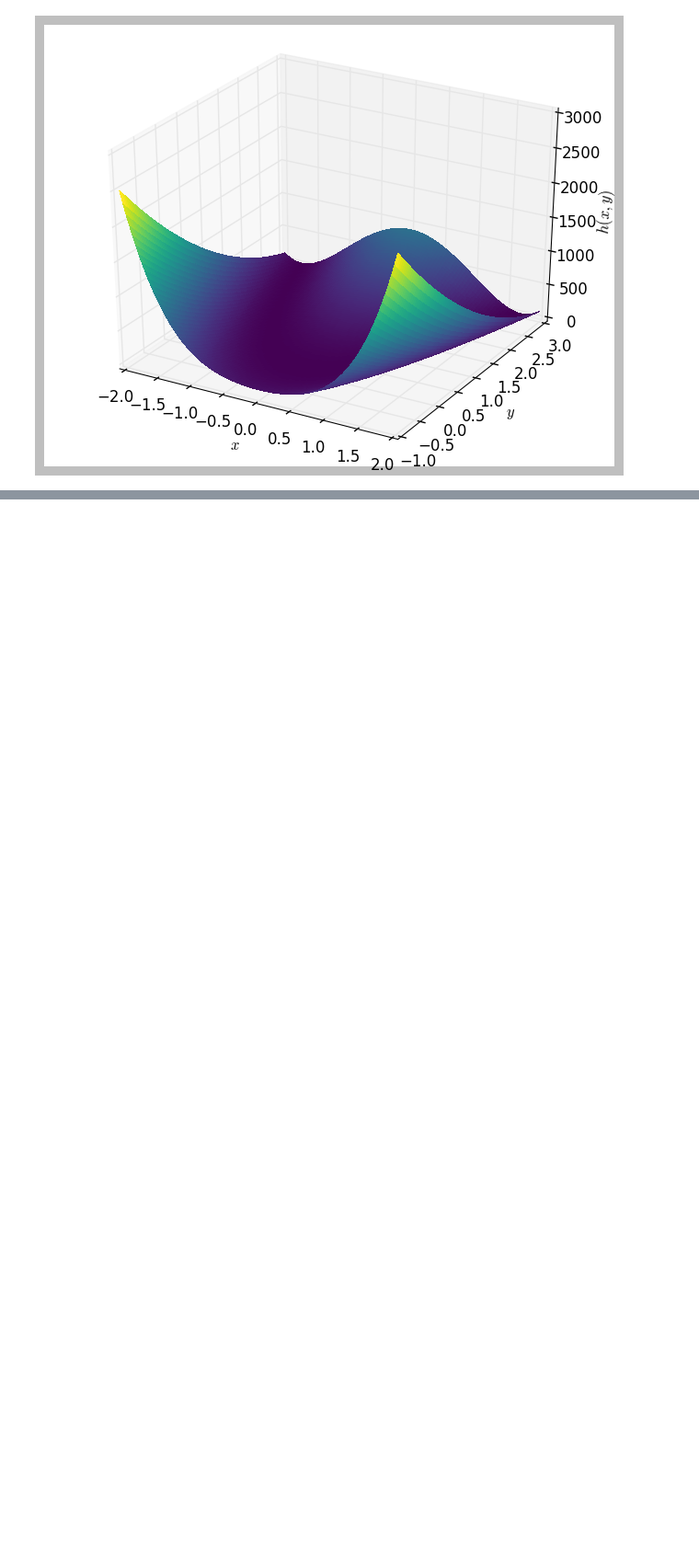
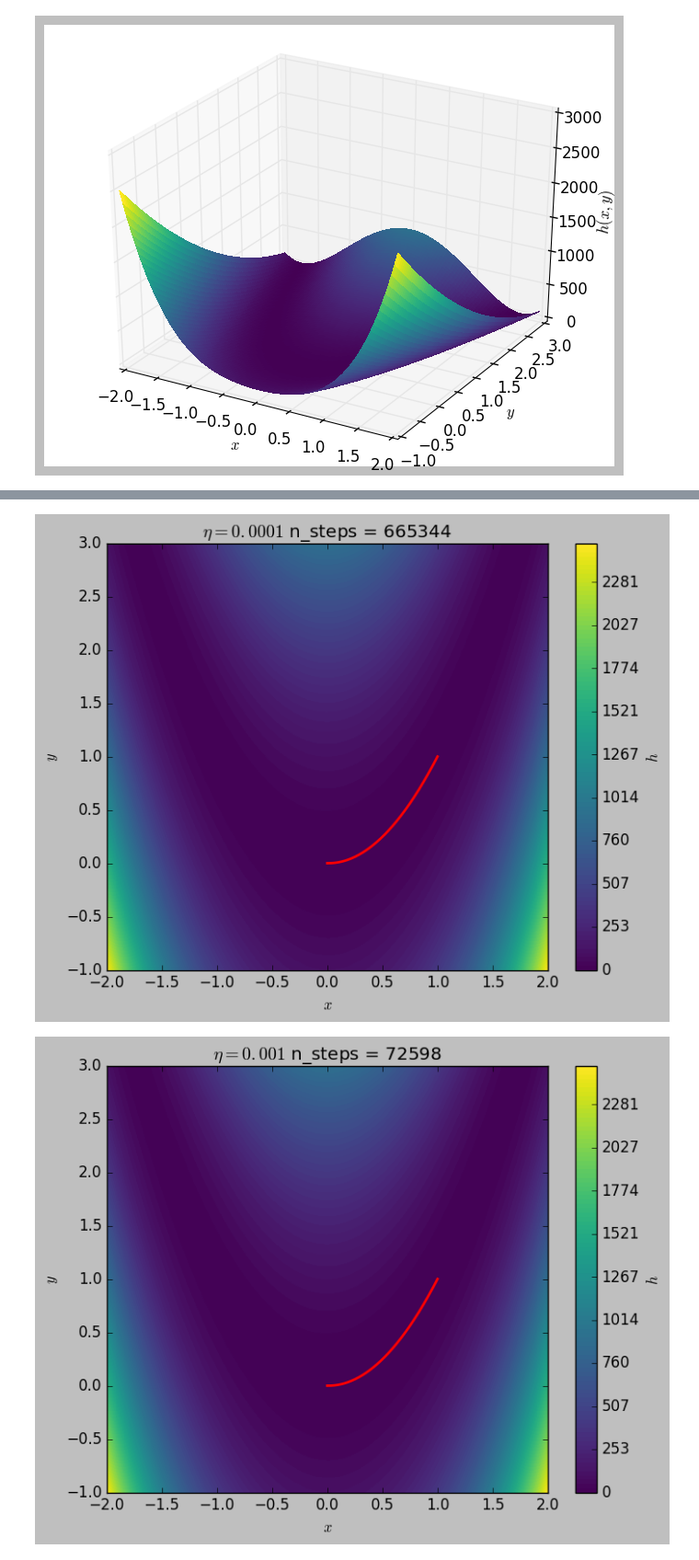
Before and after one commit to Learn2Ln/statistical-machine-learning, a Jupyter notebook: Assignment 1/Assignment 2.ipynb, the cells around one changed output, grey strips where cells are left out. Shown at 92% size. Cells and saved outputs as stored; diff of their text form; code cells hidden in the pictures; blank space fills up the shorter version.

```diff
--- a/Assignment 1/Assignment 2.ipynb
+++ b/Assignment 1/Assignment 2.ipynb
@@ -175,0 +182,38 @@ plt.show()
+# %%
+def gradient_descent(eta = 0.005, start_x = 0, start_y = 0, max_iter = 500):
+    x_list, y_list, h_list  = [start_x], [start_y], [h(start_x, start_y)]
+    x = start_x
+    y = start_y
+    for i in range(max_iter):
+        #print(i)
+        x_temp = x - eta * (400 * x * (x**2-y) - 2 + 2 * x)
+        y = y - eta * (200 * (y - x**2))
+        x = x_temp
+        h_new = h(x,y)
+        if h_new >= h_list[-1]:
+            break
+        #print(x,y,h(x,y))
+        x_list.append(x)
+        y_list.append(y)
+        h_list.append(h(x,y))
+
+
+    return x_list, y_list, h_list
+# %%
+etas = [0.0001, 0.001, 0.005, 0.01]
+levels = np.linspace(z.min(), z.max(), 100)
+
+
+for eta in etas:
+    x_list,y_list,h_list = gradient_descent(start_x = 0, start_y = 0, eta = eta, max_iter = 1000000)
+    plt.plot(x_list, y_list, c = 'r', label = str(eta), linewidth = 2.0)
+    plt.contourf(x,y,z, cmap=plt.cm.viridis, levels = levels)
+    plt.title('$\eta = {}$ n_steps = {}'.format(eta, len(h_list)))
+    plt.xlabel('$x$')
+    plt.ylabel('$y$')
+    plt.colorbar(label = '$h$')
+    plt.savefig('eta_{}.png'.format(str(eta).replace('.', '_')))
+    plt.show()
+# %% [output]
+[figure, added]
+[figure, added]
```
Also changed, not shown: parts of 7 cells of this notebook, 32 other files.
